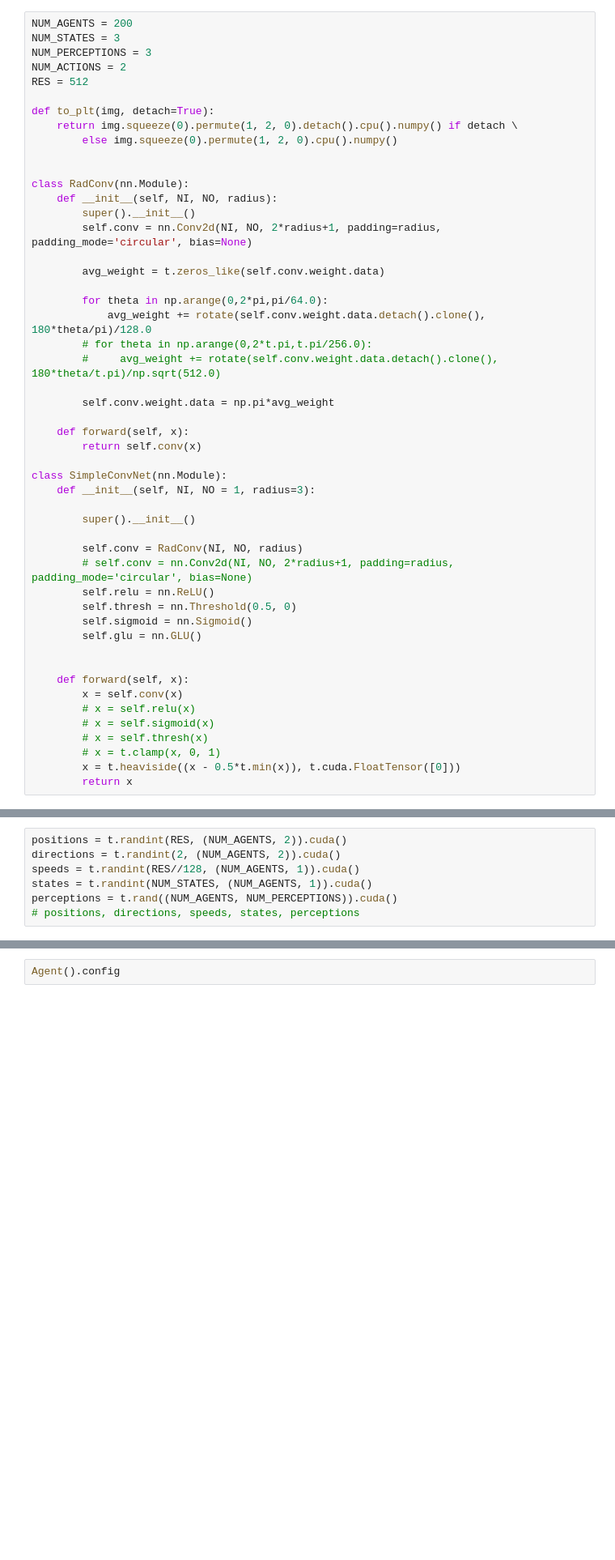
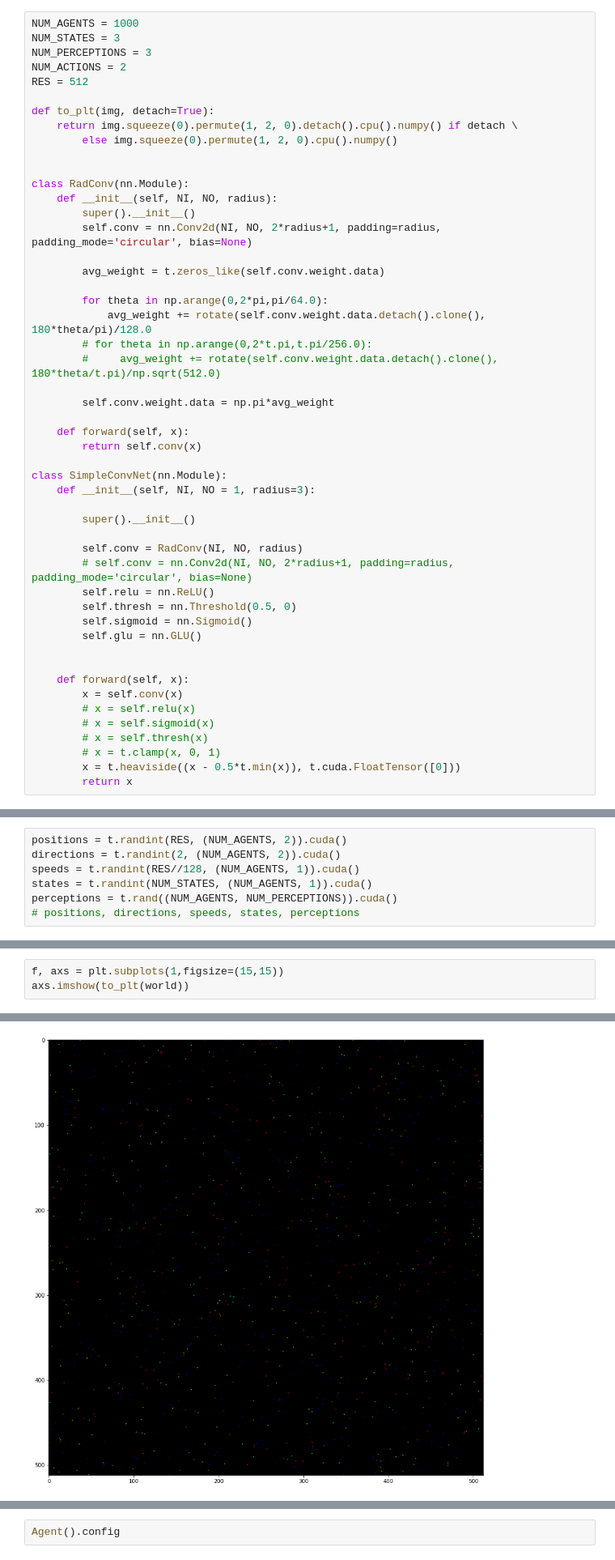
Before and after one commit to izzortsi/torch-abm, a Jupyter notebook: torch_abm_clean_2.ipynb, the cells around one changed output, grey strips where cells are left out. Shown: that part at 81% size. Drawn from its saved outputs; the diff is of its cells as text; blank space fills up the shorter version.

```diff
--- a/torch_abm_clean_2.ipynb
+++ b/torch_abm_clean_2.ipynb
@@ -20,7 +20,7 @@ DEVICE = "cuda"
 pygame 2.1.2 (SDL 2.0.16, Python 3.10.5)
 Hello from the pygame community. https://www.pygame.org/contribute.html
 # %%
-NUM_AGENTS = 200
+NUM_AGENTS = 1000
 NUM_STATES = 3
 NUM_PERCEPTIONS = 3
 NUM_ACTIONS = 2
@@ -128,0 +134,4 @@ plt.imshow(to_plt(world))
+# %%
+f, axs = plt.subplots(1,figsize=(15,15))
+axs.imshow(to_plt(world))
+# %% [output]
@@ -128,0 +139 @@ plt.imshow(to_plt(world))
+[figure, added]
```
Also changed, not shown: parts of 8 cells of this notebook, 2 other files.
